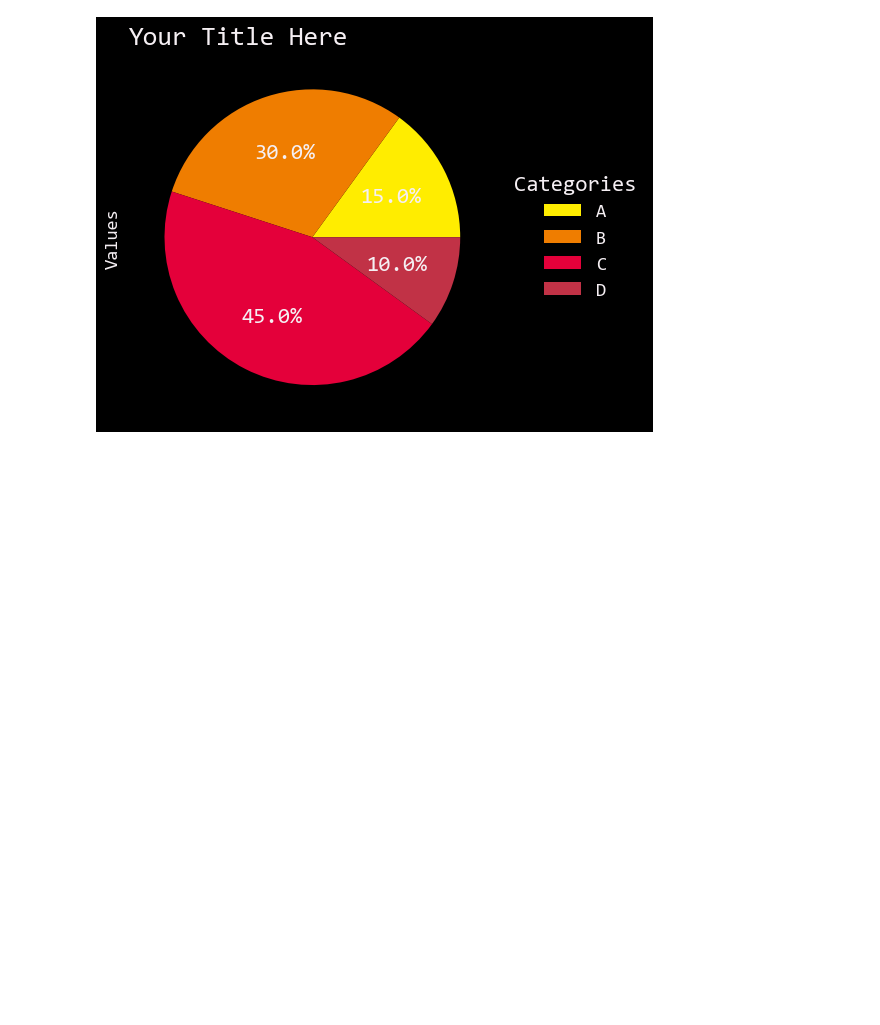
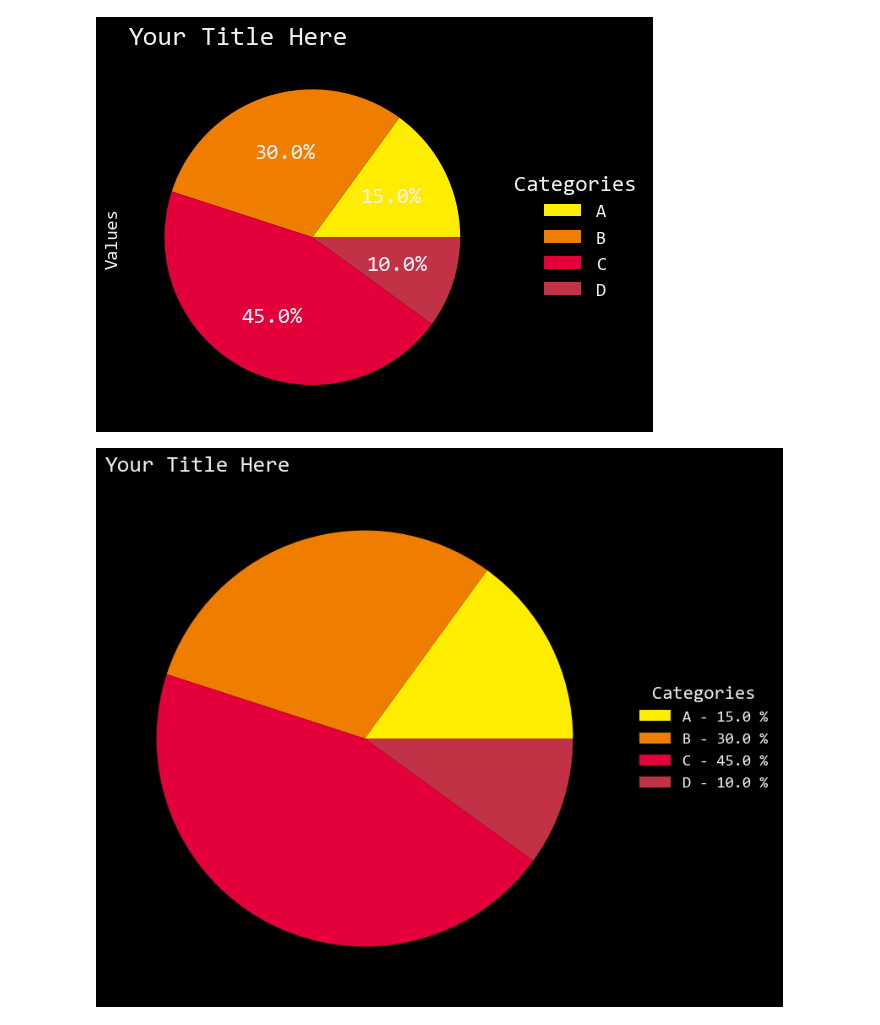
Before and after one commit to mikewenner/Data_Science, a Jupyter notebook: Untitled.ipynb, the cells around one changed output. Saved outputs shown, nothing was run; the diff lists cells and outputs as text; code cells hidden in the pictures; blank space fills up the shorter version.

```diff
--- a/Untitled.ipynb
+++ b/Untitled.ipynb
@@ -546,3 +546,28 @@ plt.show()
 # %% [output]
 <Figure size 800x800 with 0 Axes>
 [figure]
+# %%
+
+# Sample DataFrame
+data = {'Category': ['A', 'B', 'C', 'D'],
+        'Values': [15, 30, 45, 10]}
+df = pd.DataFrame(data)
+
+# Plotting the pie chart
+fig, ax = plt.subplots(figsize=(8, 8))
+wedges, texts, autotexts = ax.pie(df['Values'], labels=None, autopct='%1.1f%%')
+
+# Hide the autopct labels
+for autotext in autotexts:
+    autotext.set_visible(False)
+
+# Create custom labels for the legend with percentage
+labels = ['{0} - {1:1.1f} %'.format(i,j) for i,j in zip(df['Category'], df['Values']/df['Values'].sum()*100)]
+
+# Set the title and legend
+ax.set_title('Your Title Here')
+ax.legend(wedges, labels, title='Categories', loc='center left', bbox_to_anchor=(1, 0.5))
+
+plt.show()
+# %% [output]
+[figure, added]
```
Also changed, not shown: 1 other file.
